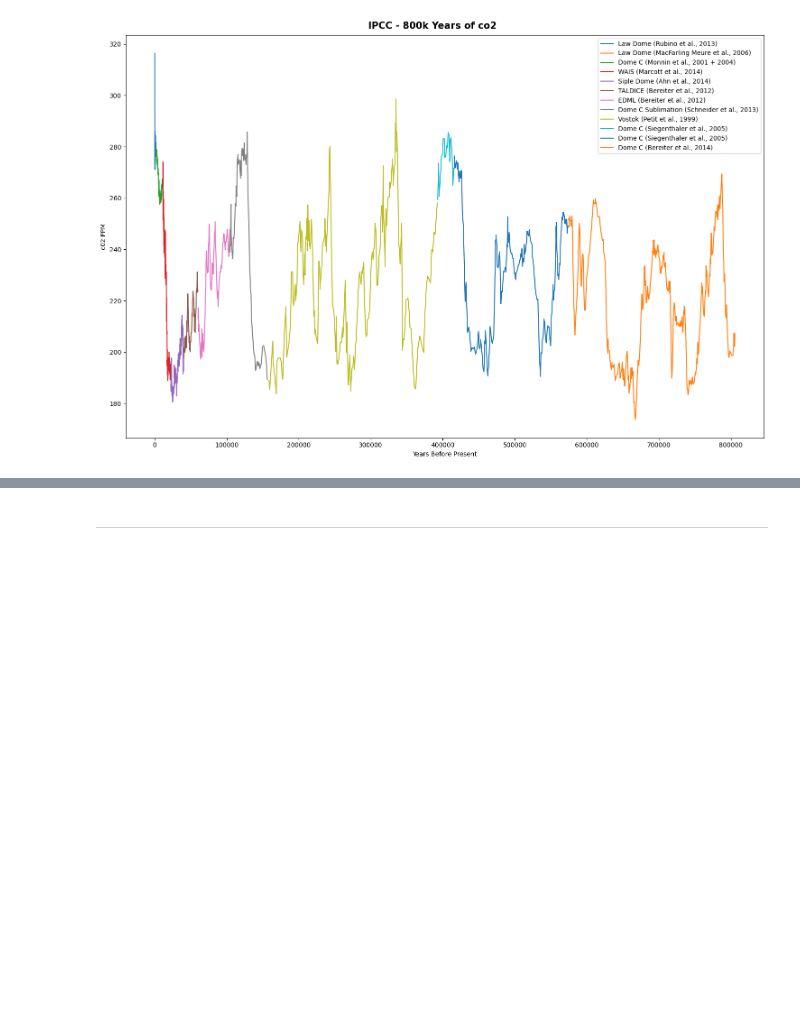
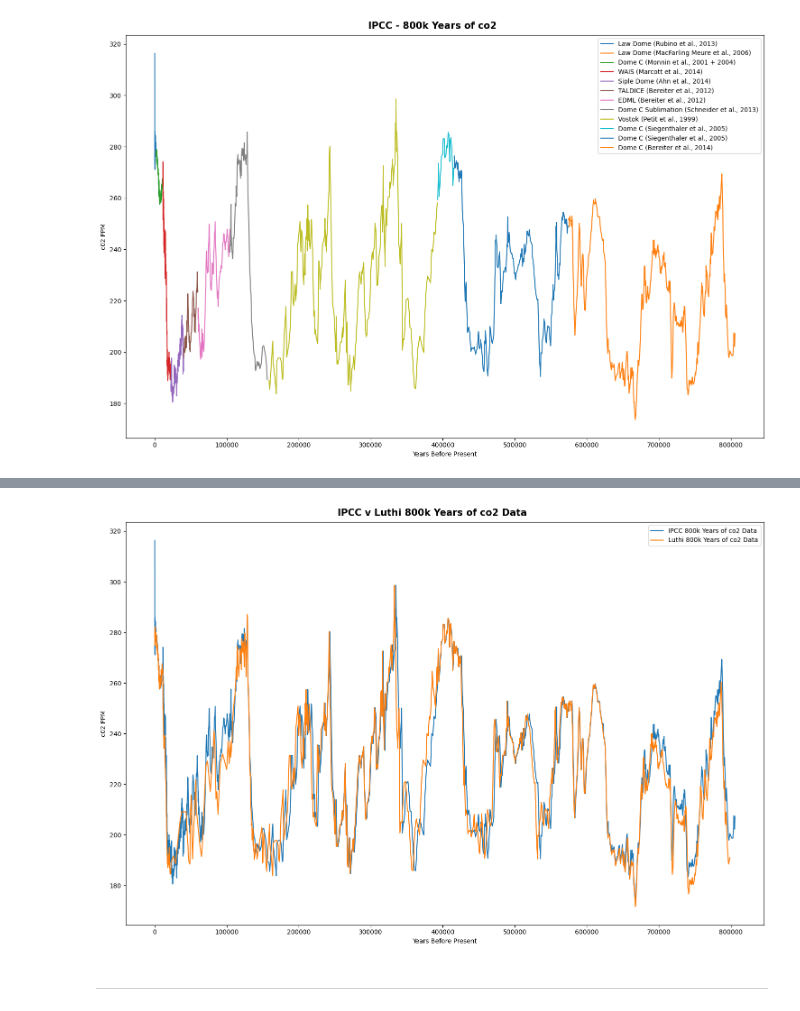
Before and after one commit to humphs078/Owner-avatar-programming_for_data_analysis_assignment_2, a Jupyter notebook: submission.ipynb, the cells around one changed output, grey strips where cells are left out. Drawn from its saved outputs; the diff is of its cells as text; code cells hidden in the pictures; blank space fills up the shorter version.

```diff
--- a/submission.ipynb
+++ b/submission.ipynb
@@ -209,0 +259,4 @@ Each of the subsets of co2 data is concatenated into one DataFrame to create a c
+# %%
+luthi_frames = [monnin_luthi ,pettit_luthi, siegenthaler_1_luthi, siegenthaler_2_luthi, luthi_luthi]
+
+luthi_full_co2_data = pd.concat(luthi_frames, ignore_index = True)
@@ -209,0 +290,2 @@ Each of the subsets of co2 data is concatenated into one DataFrame to create a c
+# %%
+luthi_full_co2_data = luthi_full_co2_data.astype({'yr_bp':'float64', 'co2_ppmv':'float64', 'years_before_present':'float64'})
@@ -377,3 +529,16 @@ plt.tight_layout()
+# %%
+fig, ax = plt.subplots(figsize=(15, 10))
+
+ax.plot(ipcc_full_co2_data['years_before_present'], ipcc_full_co2_data['co2_ppmv'], label = 'IPCC 800k Years of co2 Data')
+ax.plot(luthi_full_co2_data['years_before_present'], luthi_full_co2_data['co2_ppmv'], label = 'Luthi 800k Years of co2 Data')
+ax.set_xlabel('Years Before Present')
+ax.set_ylabel('c02 PPM')
+ax.legend()
+plt.suptitle('IPCC v Luthi 800k Years of co2 Data', weight = 'bold', size = 15)
+plt.tight_layout()
+plt.show()
+# %% [output]
+[figure, added]
 # %% [markdown]
 ---
 # %% [markdown]
```
Also changed, not shown: parts of 25 cells of this notebook, 3 other files.
